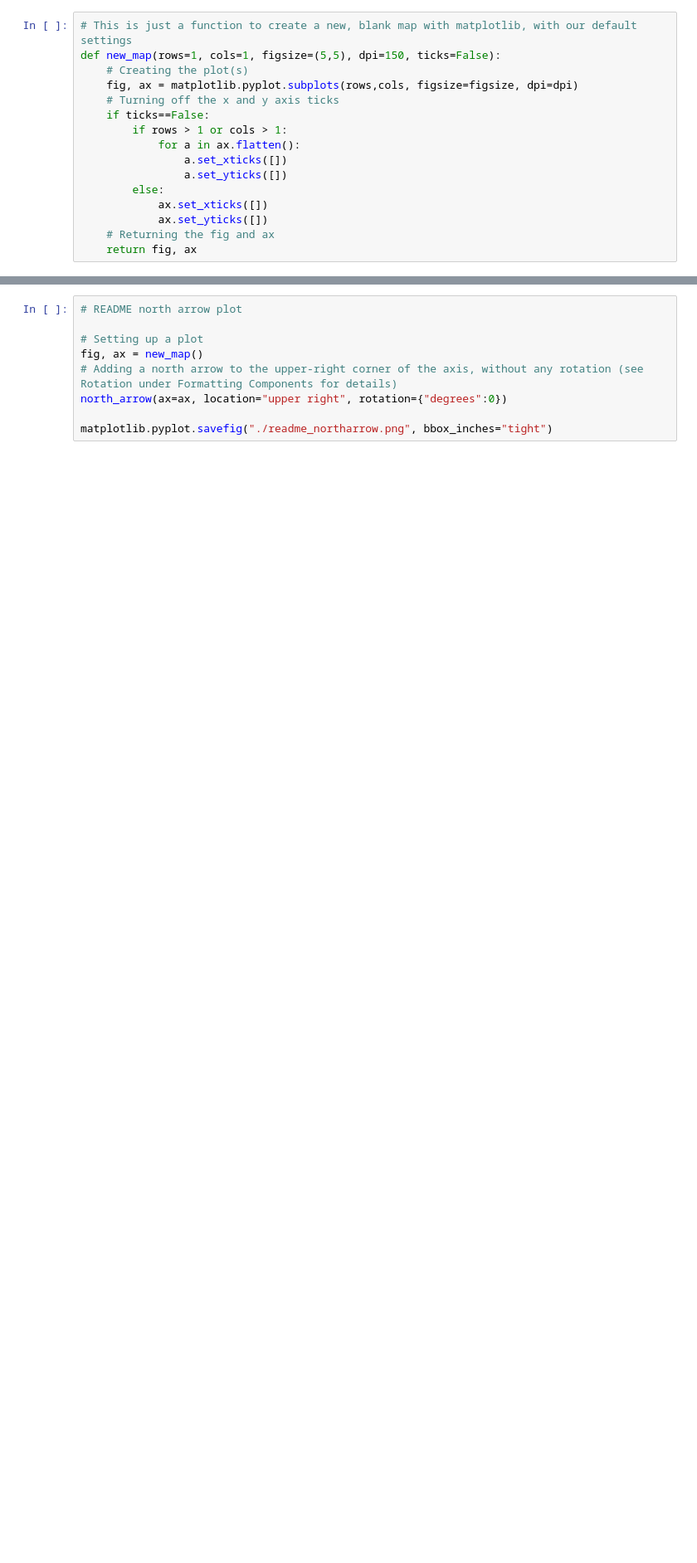
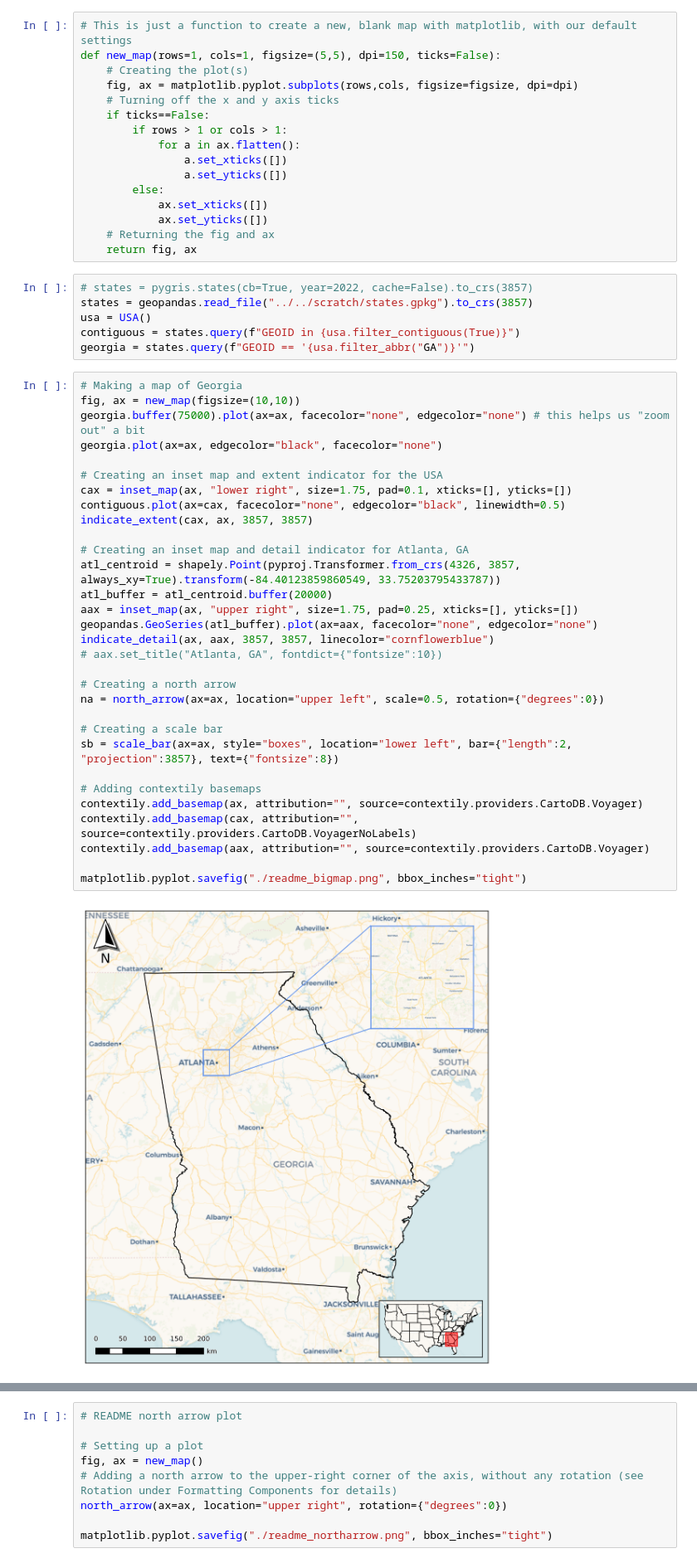
Before and after one commit to moss-xyz/matplotlib-map-utils, a Jupyter notebook: matplotlib_map_utils/docs/assets/generator.ipynb, the cells around one changed output, grey strips where cells are left out. Shown at 83% size. Drawn from its saved outputs; the diff is of its cells as text; blank space fills up the shorter version.

Commit message:
3.0.0 release: inset maps and indicators

```diff
--- a/matplotlib_map_utils/docs/assets/generator.ipynb
+++ b/matplotlib_map_utils/docs/assets/generator.ipynb
@@ -166,3 +170,42 @@ def new_map(rows=1, cols=1, figsize=(5,5), dpi=150, ticks=False):
             ax.set_yticks([])
     # Returning the fig and ax
     return fig, ax
+# %%
+# states = pygris.states(cb=True, year=2022, cache=False).to_crs(3857)
+states = geopandas.read_file("../../scratch/states.gpkg").to_crs(3857)
+usa = USA()
+contiguous = states.query(f"GEOID in {usa.filter_contiguous(True)}")
+georgia = states.query(f"GEOID == '{usa.filter_abbr("GA")}'")
+# %%
+# Making a map of Georgia
+fig, ax = new_map(figsize=(10,10))
+georgia.buffer(75000).plot(ax=ax, facecolor="none", edgecolor="none") # this helps us "zoom out" a bit
+georgia.plot(ax=ax, edgecolor="black", facecolor="none")
+
+# Creating an inset map and extent indicator for the USA
+cax = inset_map(ax, "lower right", size=1.75, pad=0.1, xticks=[], yticks=[])
+contiguous.plot(ax=cax, facecolor="none", edgecolor="black", linewidth=0.5)
+indicate_extent(cax, ax, 3857, 3857)
+
+# Creating an inset map and detail indicator for Atlanta, GA
+atl_centroid = shapely.Point(pyproj.Transformer.from_crs(4326, 3857, always_xy=True).transform(-84.40123859860549, 33.75203795433787))
+atl_buffer = atl_centroid.buffer(20000)
+aax = inset_map(ax, "upper right", size=1.75, pad=0.25, xticks=[], yticks=[])
+geopandas.GeoSeries(atl_buffer).plot(ax=aax, facecolor="none", edgecolor="none")
+indicate_detail(ax, aax, 3857, 3857, linecolor="cornflowerblue")
+# aax.set_title("Atlanta, GA", fontdict={"fontsize":10})
+
+# Creating a north arrow
+na = north_arrow(ax=ax, location="upper left", scale=0.5, rotation={"degrees":0})
+
+# Creating a scale bar
+sb = scale_bar(ax=ax, style="boxes", location="lower left", bar={"length":2, "projection":3857}, text={"fontsize":8})
+
+# Adding contextily basemaps
+contextily.add_basemap(ax, attribution="", source=contextily.providers.CartoDB.Voyager)
+contextily.add_basemap(cax, attribution="", source=contextily.providers.CartoDB.VoyagerNoLabels)
+contextily.add_basemap(aax, attribution="", source=contextily.providers.CartoDB.Voyager)
+
+matplotlib.pyplot.savefig("./readme_bigmap.png", bbox_inches="tight")
+# %% [output]
+[figure, added]
```
Also changed, not shown: parts of 9 cells of this notebook, 7 other files.
